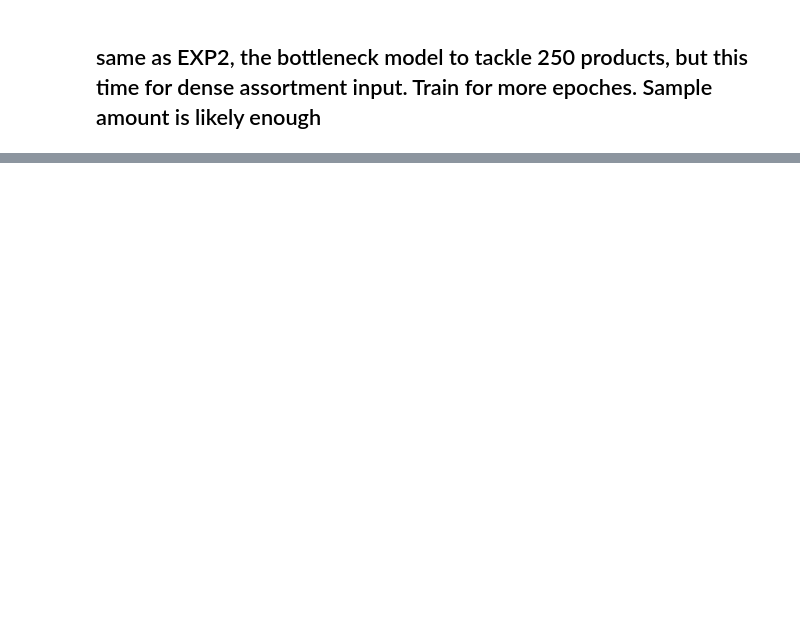
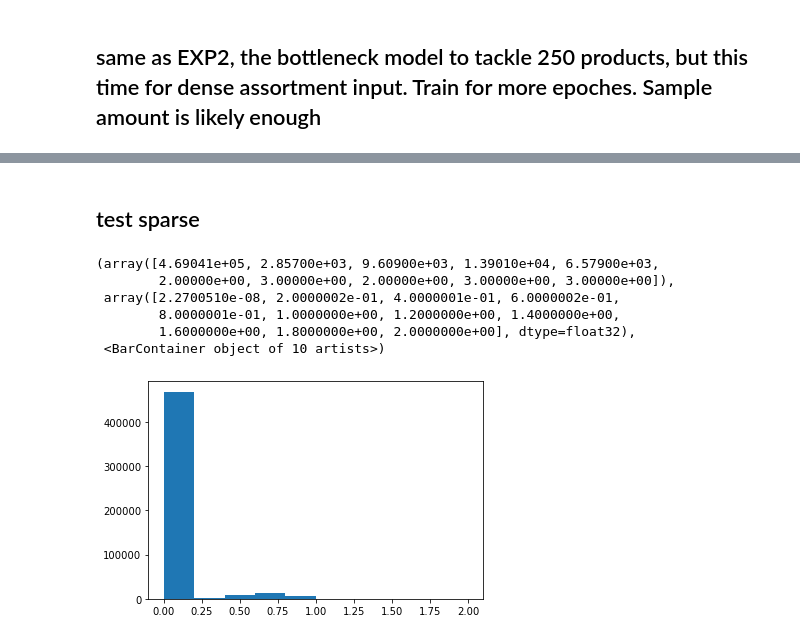
Before and after one commit to TurquoiseKitty/AssortmentNN, a Jupyter notebook: EXP7.ipynb, the cells around one changed output, grey strips where cells are left out. Cells and saved outputs as stored; diff of their text form; code cells hidden in the pictures; blank space fills up the shorter version.

```diff
--- a/EXP7.ipynb
+++ b/EXP7.ipynb
@@ -96,0 +119,48 @@ plt.plot(train_loss)
+# %% [markdown]
+## test sparse
+# %%
+import AssortmentGenerator as AG
+import MarkovGenerator as MG
+import Models
+import time
+
+import numpy as np
+import torch
+import torch.nn as nn
+
+from torch import optim
+from torch.utils.data import Dataset, DataLoader, TensorDataset
+import matplotlib.pyplot as plt
+
+N_prod = 250        # number of products
+Vec_Len = N_prod + 1
+
+DENSE_AMOUNT = 2000
+
+model = torch.load("EXP7_dump/bottleneck_model_LARGE.pth")
+INPUT = np.zeros((DENSE_AMOUNT,Vec_Len))
+OUTPUT = np.zeros((DENSE_AMOUNT,Vec_Len))
+for i in range(DENSE_AMOUNT):
+    assort = AG.GenAssortment_Sparse(N_prod)
+    INPUT[i] = AG.Product_0(assort)
+    OUTPUT[i] = MG.Absorbing_Calculator(lams, transP, assort)
+
+
+INPUT=torch.Tensor(INPUT)
+OUTPUT = torch.Tensor(OUTPUT)
+
+MODEL_OUT = model(INPUT)
+
+RELATIVE_LOSS = nn.functional.l1_loss(OUTPUT, MODEL_OUT, size_average=False, reduce = False, reduction = None) / torch.clamp(OUTPUT, min = 1/Vec_Len)
+
+losses = torch.clamp(torch.reshape(RELATIVE_LOSS,(-1,)), max=2).detach().numpy()
+
+plt.hist(losses)
+# %% [output]
+(array([4.69041e+05, 2.85700e+03, 9.60900e+03, 1.39010e+04, 6.57900e+03,
+        2.00000e+00, 3.00000e+00, 2.00000e+00, 3.00000e+00, 3.00000e+00]),
+ array([2.2700510e-08, 2.0000002e-01, 4.0000001e-01, 6.0000002e-01,
+        8.0000001e-01, 1.0000000e+00, 1.2000000e+00, 1.4000000e+00,
+        1.6000000e+00, 1.8000000e+00, 2.0000000e+00], dtype=float32),
+ <BarContainer object of 10 artists>)
+[figure, added]
```
Also changed, not shown: parts of 8 cells of this notebook, 3 other files.
